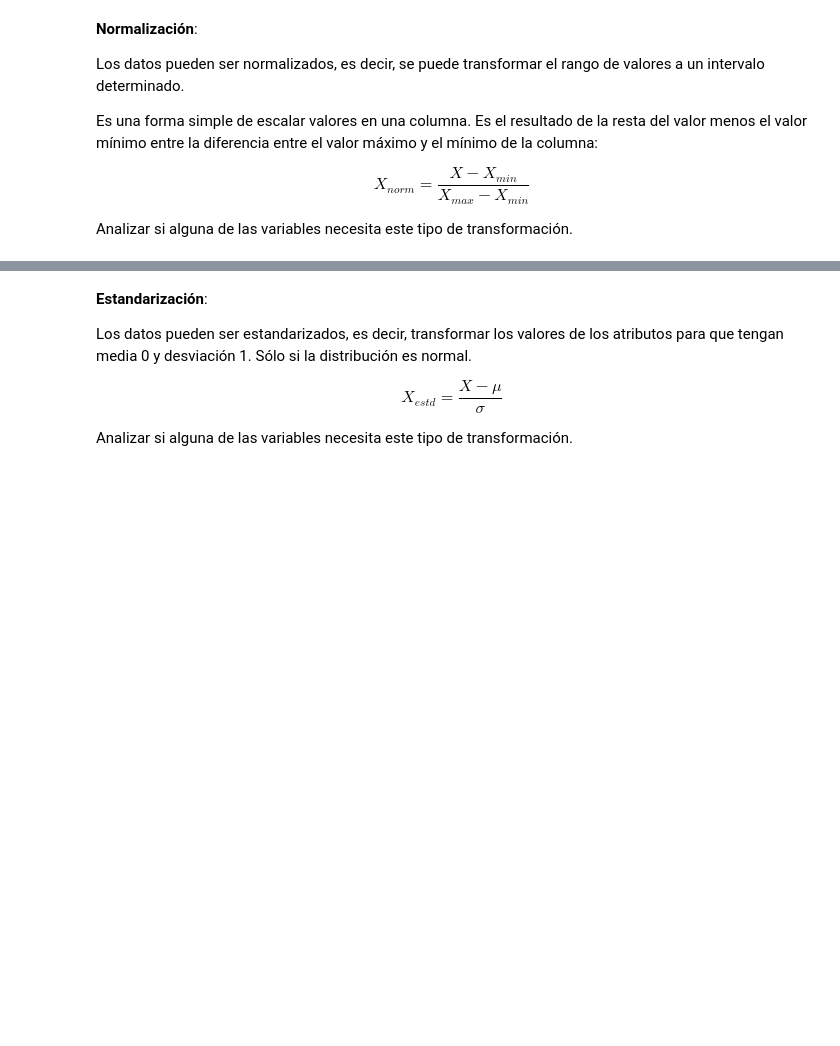
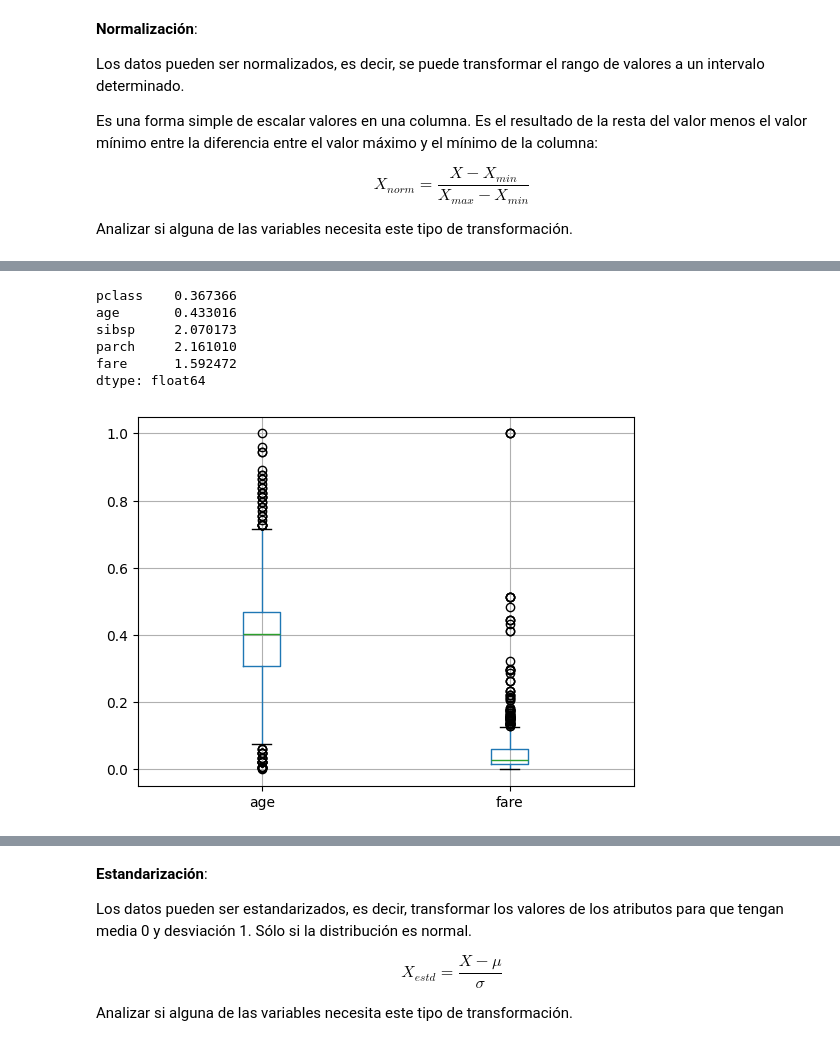
Before and after one commit to duvan1026/Titanic_Big_Data, a Jupyter notebook: ABD_CastroBautistaDuvanDario.ipynb, the cells around one changed output, grey strips where cells are left out. Drawn from its saved outputs; the diff is of its cells as text; code cells hidden in the pictures; blank space fills up the shorter version.

Commit message:
added normalized age and face column

```diff
--- a/ABD_CastroBautistaDuvanDario.ipynb
+++ b/ABD_CastroBautistaDuvanDario.ipynb
@@ -1394,0 +1437,12 @@ Analizar si alguna de las variables necesita este tipo de transformación.
+# %%
+X_train_imp_Norm = X_train_imp.copy()
+
+# Columnas a normalizar
+cols_norm = ['age', 'fare']
+
+# Inicializar el escalador
+scaler = MinMaxScaler()
+
+# Ajustar SOLO con el conjunto de entrenamiento
+X_train_imp_Norm[cols_norm] = scaler.fit_transform(X_train_imp_Norm[cols_norm])
+X_train_imp_Norm.describe()
@@ -1394,0 +1459,18 @@ Analizar si alguna de las variables necesita este tipo de transformación.
+# %%
+# Coeficiente de variación en código
+cv = X_train_imp_Norm[['pclass','age','sibsp','parch','fare']].std() / \
+     X_train_imp_Norm[['pclass','age','sibsp','parch','fare']].mean()
+cv
+# %% [output]
+pclass    0.367366
+age       0.433016
+sibsp     2.070173
+parch     2.161010
+fare      1.592472
+dtype: float64
+# %%
+# Boxplot después de normalizar
+X_train_imp_Norm[cols_norm].boxplot()
+plt.show()
+# %% [output]
+[figure, added]
```
Also changed, not shown: parts of 12 cells of this notebook.
